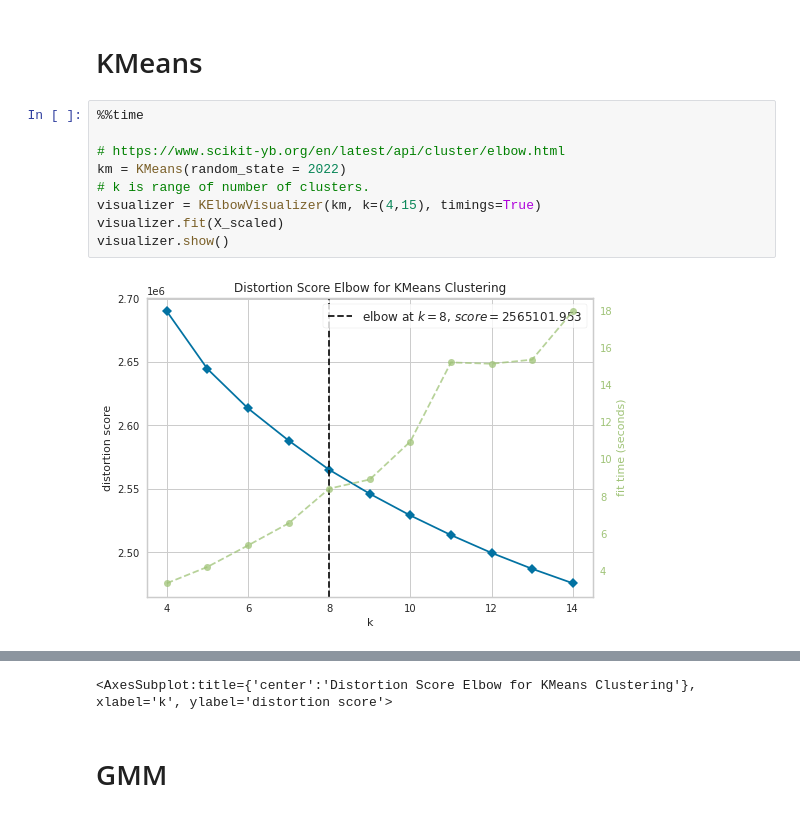
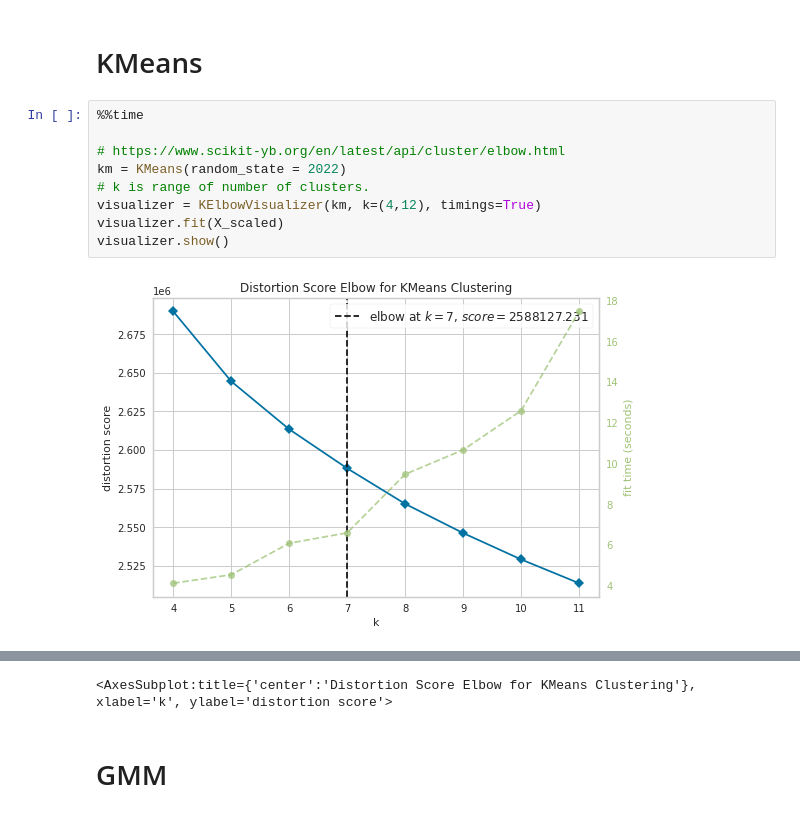
Before and after one commit to nsu1210/Kaggle, a Jupyter notebook: tps-july2022-cluster.ipynb, the cells around one changed output, grey strips where cells are left out. Drawn from its saved outputs; the diff is of its cells as text.

```diff
--- a/tps-july2022-cluster.ipynb
+++ b/tps-july2022-cluster.ipynb
@@ -121,11 +121,11 @@ sns.scatterplot(data = PCA_df, x = "PCA_1", y = "PCA_2", s=3);
 # %%
 %%time
 
 # https://www.scikit-yb.org/en/latest/api/cluster/elbow.html
 km = KMeans(random_state = 2022)
 # k is range of number of clusters.
-visualizer = KElbowVisualizer(km, k=(4,15), timings=True)
+visualizer = KElbowVisualizer(km, k=(4,12), timings=True)
 visualizer.fit(X_scaled)
 visualizer.show()
 # %% [output]
-[figure, old version]
+[figure, new version]
```
Also changed, not shown: parts of 4 cells of this notebook.
